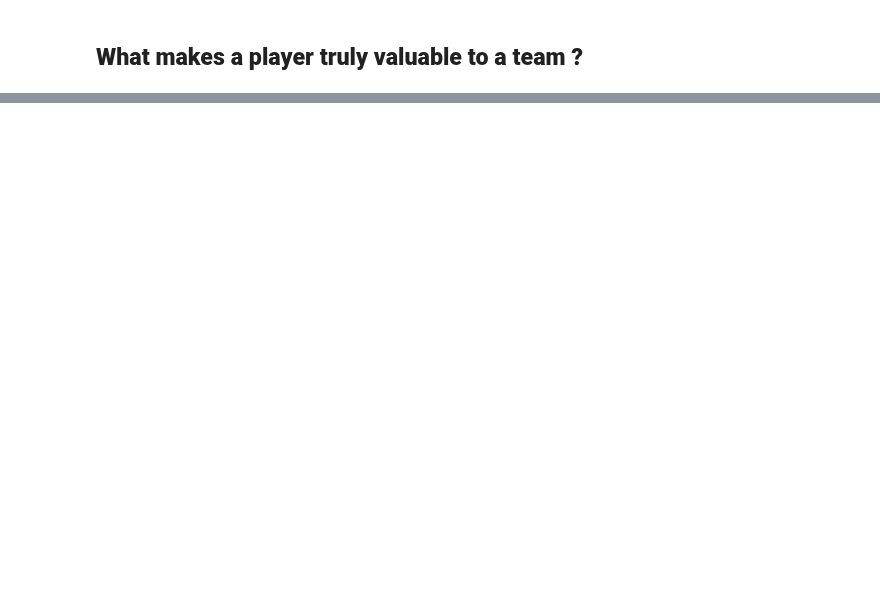
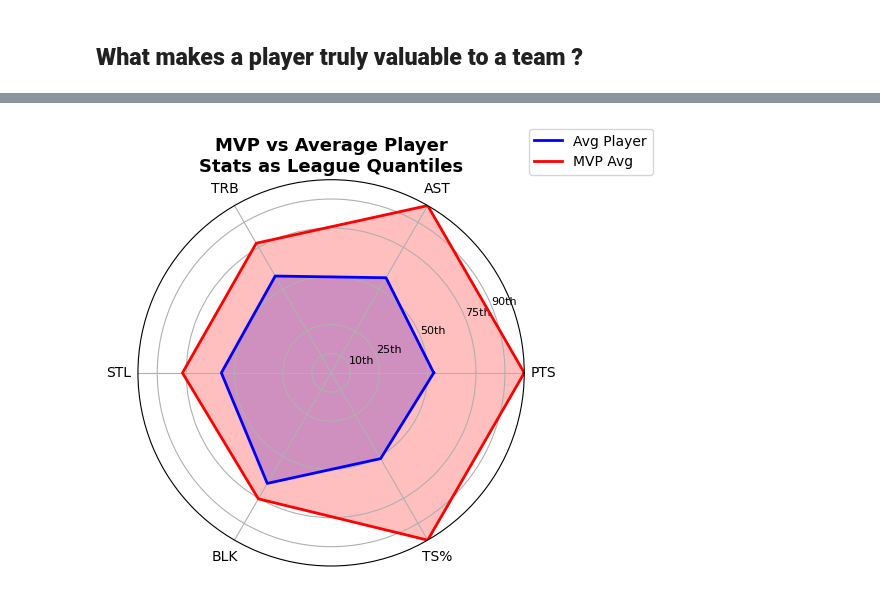
Before and after one commit to maadmaaax/Project_NBA_GroupM, a Jupyter notebook: Analyse_Graphique.ipynb, the cells around one changed output, grey strips where cells are left out. Saved outputs shown, nothing was run; the diff lists cells and outputs as text; code cells hidden in the pictures; blank space fills up the shorter version.

```diff
--- a/Analyse_Graphique.ipynb
+++ b/Analyse_Graphique.ipynb
@@ -626,0 +701,87 @@ Top 10 Teams by Win Percentage:
+# %%
+for col in ['PTS', 'AST', 'TRB', 'STL', 'BLK', 'FGA', 'FTA', 'MP']:
+    nbas[col] = pd.to_numeric(nbas[col], errors='coerce')
+
+nbas['TS%'] = nbas['PTS'] / (2 * (nbas['FGA'] + 0.44 * nbas['FTA'] + 1e-7))
+
+stats_cols = ['PTS', 'AST', 'TRB', 'STL', 'BLK', 'TS%']
+
+# Filter out low minute player
+league = nbas[nbas['MP'] >= 5].dropna(subset=stats_cols)
+
+# MVP Winner
+mvp = league[league['MVP'] == 1].copy()
+exclude = ['MVP-10', 'MVP-11', 'MVP-12', 'MVP-13', 'MVP-14', 'MVP-15']
+mvp['exclude_mvp'] = mvp['Awards'].str.contains('|'.join(exclude), na=False)
+mvp = mvp[~mvp['exclude_mvp']]
+mvp['mvp_award_1'] = mvp['Awards'].str.contains('MVP-1', na=False)
+true_mvp = mvp[mvp['mvp_award_1']].dropna(subset=stats_cols)
+
+mvp_mean = true_mvp[stats_cols].mean()
+league_mean = league[stats_cols].mean()
+
+# ---------- Quantile mapping for MP>=5 league ----------
+q_levels = [0.1, 0.25, 0.5, 0.75, 0.9]
+q = league[stats_cols].quantile(q_levels).T  # rows: stats, cols: quantiles
+
+def value_to_quantile(stat_name, value, q_row):
+    qs = q_levels
+    vs = q_row.values
+
+    if value <= vs[0]:
+        return 0.0
+    if value >= vs[-1]:
+        return 1.0
+
+    for i in range(len(qs) - 1):
+        if vs[i] <= value <= vs[i+1]:
+            frac = (value - vs[i]) / (vs[i+1] - vs[i] + 1e-9)
+            return qs[i] + frac * (qs[i+1] - qs[i])
+    return 0.5
+
+def profile_to_quantiles(mean_series):
+    vals = []
+    for stat in stats_cols:
+        vals.append(value_to_quantile(stat, mean_series[stat], q.loc[stat]))
+    return np.array(vals)
+
+mvp_quant = profile_to_quantiles(mvp_mean)
+lg_quant  = profile_to_quantiles(league_mean)
+
+# ---------- Radar ----------
+def make_radar(ax, values, label, color, stat_names):
+    N = len(stat_names)
+    angles = np.linspace(0, 2 * np.pi, N, endpoint=False).tolist()
+    angles += angles[:1]
+
+    vals = values.tolist()
+    vals += vals[:1]
+
+    ax.plot(angles, vals, color=color, linewidth=2, label=label)
+    ax.fill(angles, vals, color=color, alpha=0.25)
+
+    ax.set_xticks(angles[:-1])
+    ax.set_xticklabels(stat_names, fontsize=10)
+
+    ax.set_ylim(0, 1.0)
+    ax.set_yticks([0.1, 0.25, 0.5, 0.75, 0.9])
+    ax.set_yticklabels(['10th', '25th', '50th', '75th', '90th'], fontsize=8)
+
+# ---------- Combined radar: True MVP vs Avg Player ----------
+plt.figure(figsize=(6, 6))
+ax = plt.subplot(1, 1, 1, polar=True)
+
+make_radar(ax, lg_quant,  'Avg Player', 'blue', stats_cols)
+make_radar(ax, mvp_quant, 'MVP Avg',      'red',      stats_cols)
+
+ax.set_title(
+    'MVP vs Average Player\nStats as League Quantiles',
+    fontsize=13,
+    fontweight='bold'
+)
+ax.legend(loc='upper right', bbox_to_anchor=(1.35, 1.15))
+
+plt.tight_layout()
+plt.show()
+# %% [output]
+[figure, added]
```
Also changed, not shown: parts of 13 cells of this notebook.
